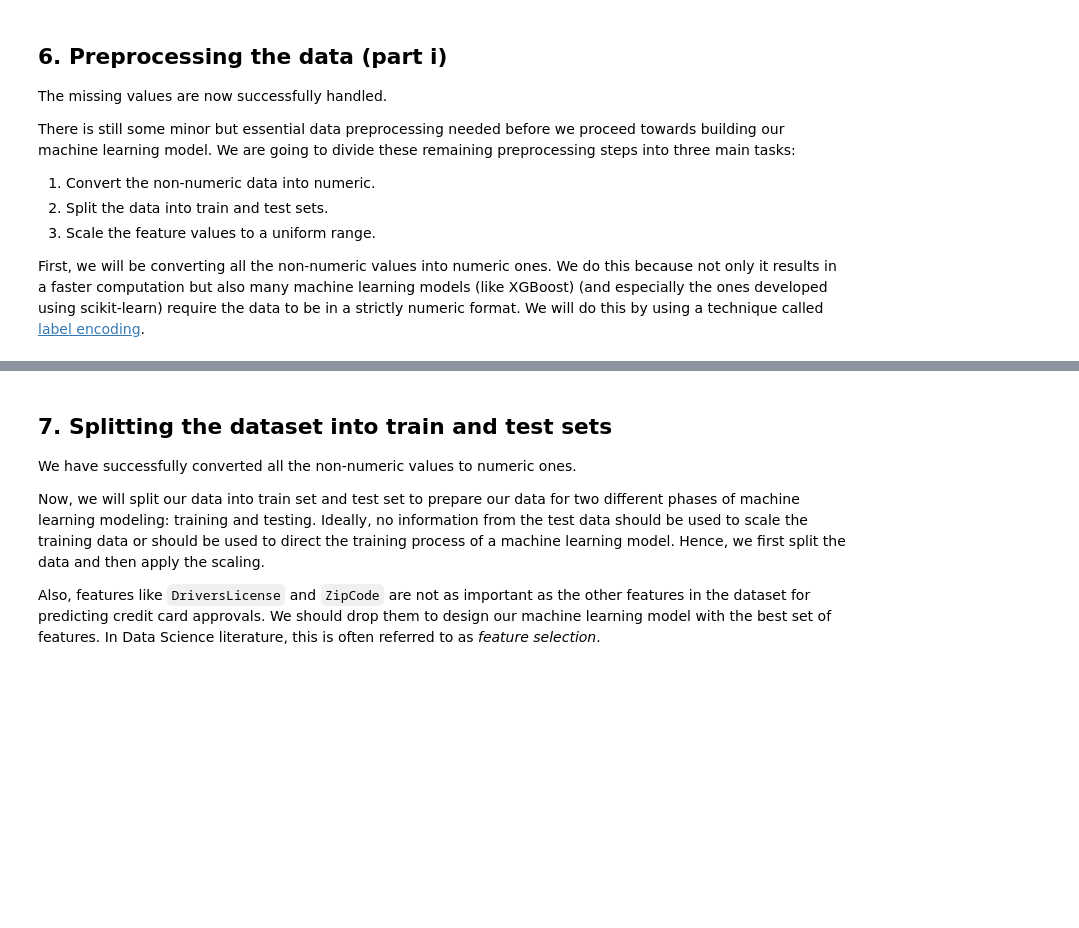
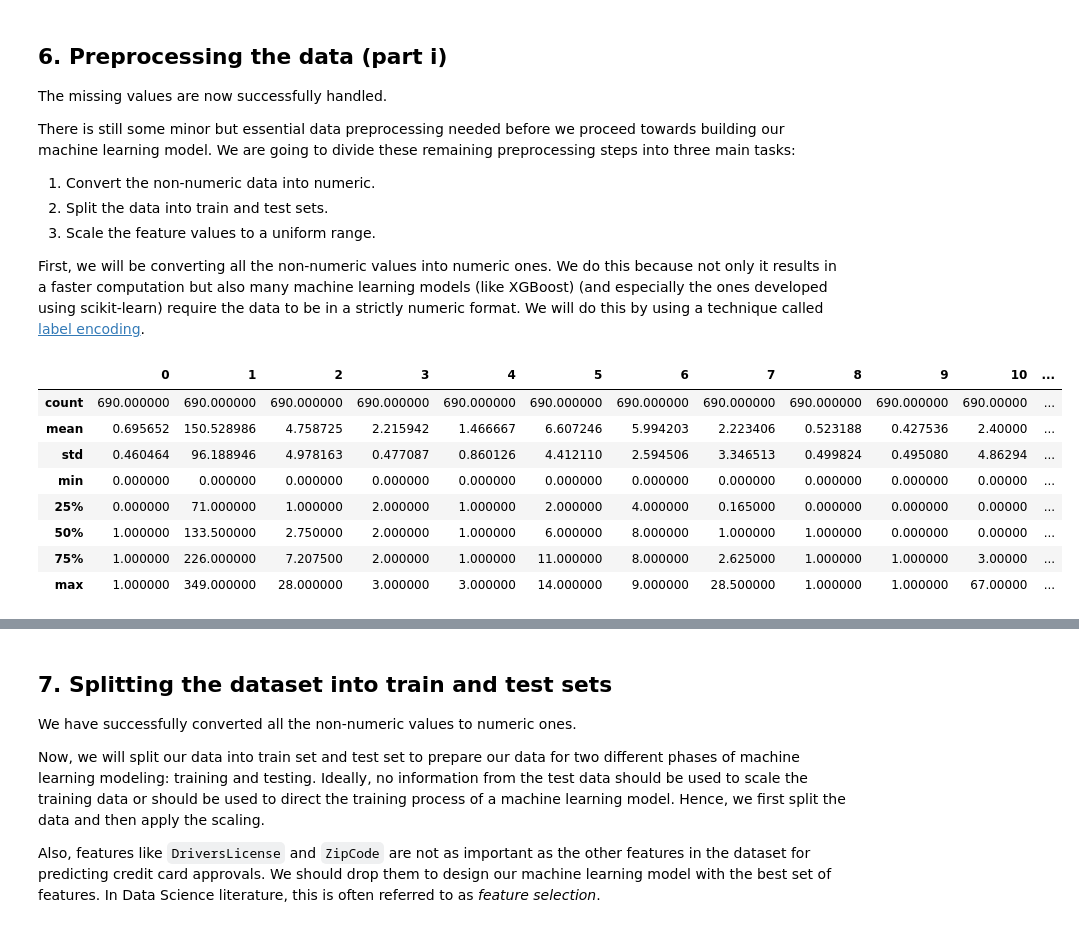
Before and after one commit to lvallejomendez/DataCamp-Projects, a Jupyter notebook: 06_Credit Card Approvals/notebook.ipynb, the cells around one changed output, grey strips where cells are left out. Drawn from its saved outputs; the diff is of its cells as text; code cells hidden in the pictures; blank space fills up the shorter version.

```diff
--- a/06_Credit Card Approvals/notebook.ipynb
+++ b/06_Credit Card Approvals/notebook.ipynb
@@ -96,16 +99,14 @@ None
 # %%
 # Import numpy
-# ... YOUR CODE FOR TASK 3 ...
 import numpy as np
 
 # Inspect missing values in the dataset
 print(cc_apps.tail(17))
 
 # Replace the '?'s with NaN
-cc_apps = cc_apps.replace('?', np.nan)
+cc_apps = cc_apps.replace('?', np.NaN)
 
 # Inspect the missing values again
-# ... YOUR CODE FOR TASK 3 ...
 print(cc_apps.tail(17))
 # %% [output]
     0      1       2  3  4   5   6      7  8  9   10 11 12     13   14 15
@@ -169,16 +199,26 @@ cc_apps.isnull().values.sum()
 <p>First, we will be converting all the non-numeric values into numeric ones. We do this because not only it results in a faster computation but also many machine learning models (like XGBoost) (and especially the ones developed using scikit-learn) require the data to be in a strictly numeric format. We will do this by using a technique called <a href="http://scikit-learn.org/stable/modules/generated/sklearn.preprocessing.LabelEncoder.html">label encoding</a>.</p>
 # %%
 # Import LabelEncoder
-# ... YOUR CODE FOR TASK 6 ...
 from sklearn.preprocessing import LabelEncoder
 
 # Instantiate LabelEncoder
-# ... YOUR CODE FOR TASK 6 ...
 le = LabelEncoder()
 
 # Iterate over all the values of each column and extract their dtypes
-for col in cc_apps.columns.to_numpy():
+for col in cc_apps.columns:
     # Compare if the dtype is object
-    if cc_apps[col].dtypes == 'object':
+    if cc_apps[col].dtype == 'object':
     # Use LabelEncoder to do the numeric transformation
         cc_apps[col]=le.fit_transform(cc_apps[col])
+# %%
+cc_apps.describe()
+# %% [output]
+|  | 0 | 1 | 2 | 3 | 4 | 5 | 6 | 7 | 8 | 9 | 10 | ... |
+| count | 690.000000 | 690.000000 | 690.000000 | 690.000000 | 690.000000 | 690.000000 | 690.000000 | 690.000000 | 690.000000 | 690.000000 | 690.00000 | ... |
+| mean | 0.695652 | 150.528986 | 4.758725 | 2.215942 | 1.466667 | 6.607246 | 5.994203 | 2.223406 | 0.523188 | 0.427536 | 2.40000 | ... |
+| std | 0.460464 | 96.188946 | 4.978163 | 0.477087 | 0.860126 | 4.412110 | 2.594506 | 3.346513 | 0.499824 | 0.495080 | 4.86294 | ... |
+| min | 0.000000 | 0.000000 | 0.000000 | 0.000000 | 0.000000 | 0.000000 | 0.000000 | 0.000000 | 0.000000 | 0.000000 | 0.00000 | ... |
+| 25% | 0.000000 | 71.000000 | 1.000000 | 2.000000 | 1.000000 | 2.000000 | 4.000000 | 0.165000 | 0.000000 | 0.000000 | 0.00000 | ... |
+| 50% | 1.000000 | 133.500000 | 2.750000 | 2.000000 | 1.000000 | 6.000000 | 8.000000 | 1.000000 | 1.000000 | 0.000000 | 0.00000 | ... |
+| 75% | 1.000000 | 226.000000 | 7.207500 | 2.000000 | 1.000000 | 11.000000 | 8.000000 | 2.625000 | 1.000000 | 1.000000 | 3.00000 | ... |
+| max | 1.000000 | 349.000000 | 28.000000 | 3.000000 | 3.000000 | 14.000000 | 9.000000 | 28.500000 | 1.000000 | 1.000000 | 67.00000 | ... |
```
Also changed, not shown: parts of 11 cells of this notebook.
